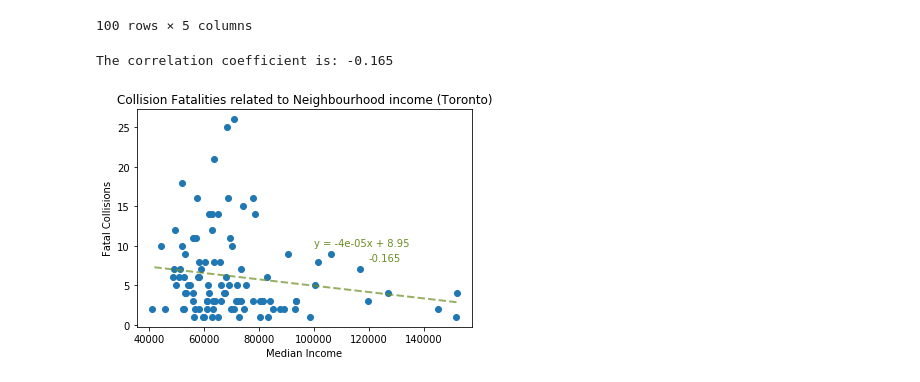
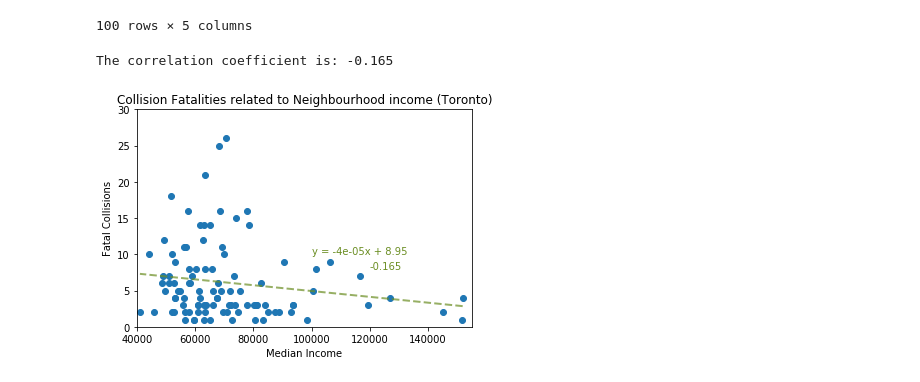
Before and after one commit to nupurgupta5292/SES-vs-Fatal-Road-Collisions, a Jupyter notebook: Toronto/toronto_neighbourhoods.ipynb, the cells around one changed output. Cells and saved outputs as stored; diff of their text form; code cells hidden in the pictures.

```diff
--- a/Toronto/toronto_neighbourhoods.ipynb
+++ b/Toronto/toronto_neighbourhoods.ipynb
@@ -27,4 +14,0 @@ toronto_income
-# %%
-#gather population data - in order to make weighted collisions per area based on population
-toronto_income=toronto_income.rename(columns={'Population, 2016':'Population'})
-toronto_income
@@ -47,6 +17,8 @@ toronto_income
 # toronto_income.columns
 # %%
 # Clean column layouts
+toronto_income=toronto_income.rename(columns={'Population, 2016':'Population','Median Household Income Before Taxes':'Median Income'})
+
 toronto_collision=toronto_collision[['X', 'Y', 'District','Neighbourhood','FATAL_NO','YEAR', 'VEHTYPE','DATE', 'Hour']]
 toronto_collision=toronto_collision.rename(columns={'X':'Longitude',
                                                     'Y':'Latitude',
@@ -55,6 +27,4 @@ toronto_collision=toronto_collision.rename(columns={'X':'Longitude',
                                                     'VEHTYPE':'Vehicle Type',
                                                     'DATE':'Date',
                                                     })
-# %%
-toronto_income=toronto_income.rename(columns={'Median Household Income Before Taxes':'Median Income'})
 # %%
@@ -166,25 +129,27 @@ population_size=toronto_hood_data['Population']
 # %%
 plt.scatter(x_axis,y_axis)
 plt.title('Collision Fatalities related to Neighbourhood income (Toronto)')
 plt.xlabel('Median Income')
 plt.ylabel('Fatal Collisions')
+plt.xlim(40000,155000)
+plt.ylim(0,30)
 
 (slope, intercept, rvalue, pvalue, stderr) = sts.linregress(x_axis,y_axis)
 rvalue=round(rvalue,5)
 regress_values = x_axis * slope + intercept
 line_eq = "y = " + str(round(slope,5)) + "x + " + str(round(intercept,2))
 
 best_fit = slope * x_axis + intercept
 plt.plot(x_axis,best_fit,linestyle='--', c='olivedrab', lw=2,alpha=.7)
 print(f"The correlation coefficient is: {rvalue}")
 
 plt.annotate(line_eq,(100000,10), fontsize=10,color='olivedrab')
 plt.annotate(rvalue,(120000,8), fontsize=10,color='olivedrab')
 
 plt.savefig('Output/collisions_v_income.png')
 # %% [output]
 The correlation coefficient is: -0.165
-[figure, old version]
+[figure, new version]
 # %%
 # use google maps to create heat map
 gmaps.configure(api_key=g_key)
```
Also changed, not shown: parts of 3 cells of this notebook, 3 other files.
